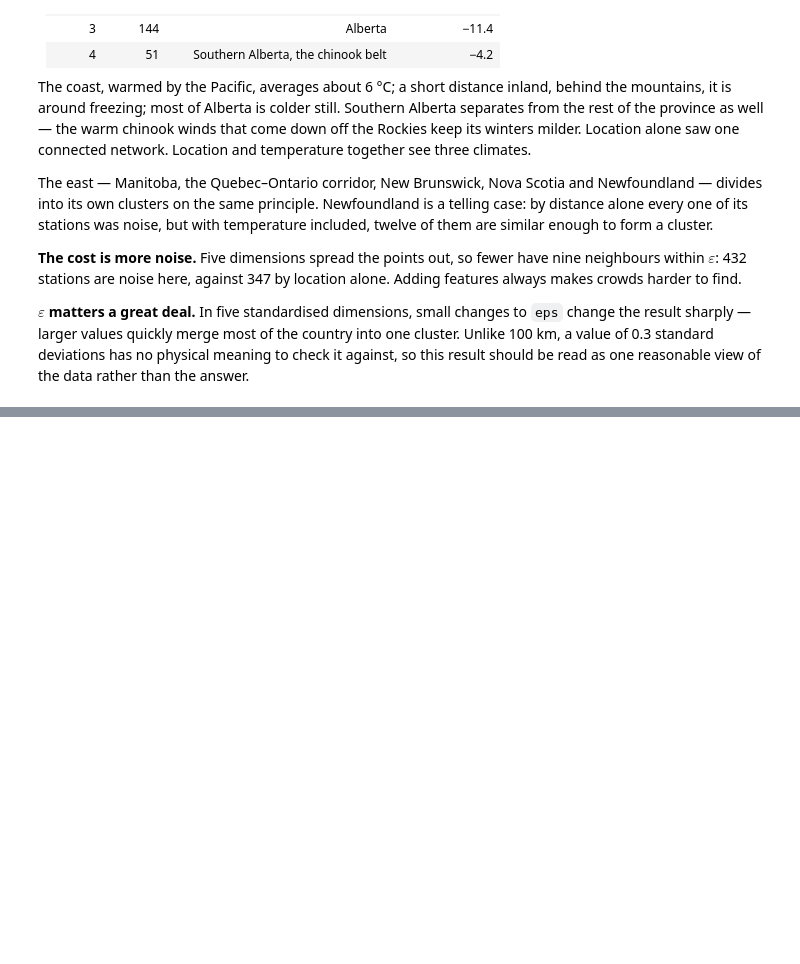
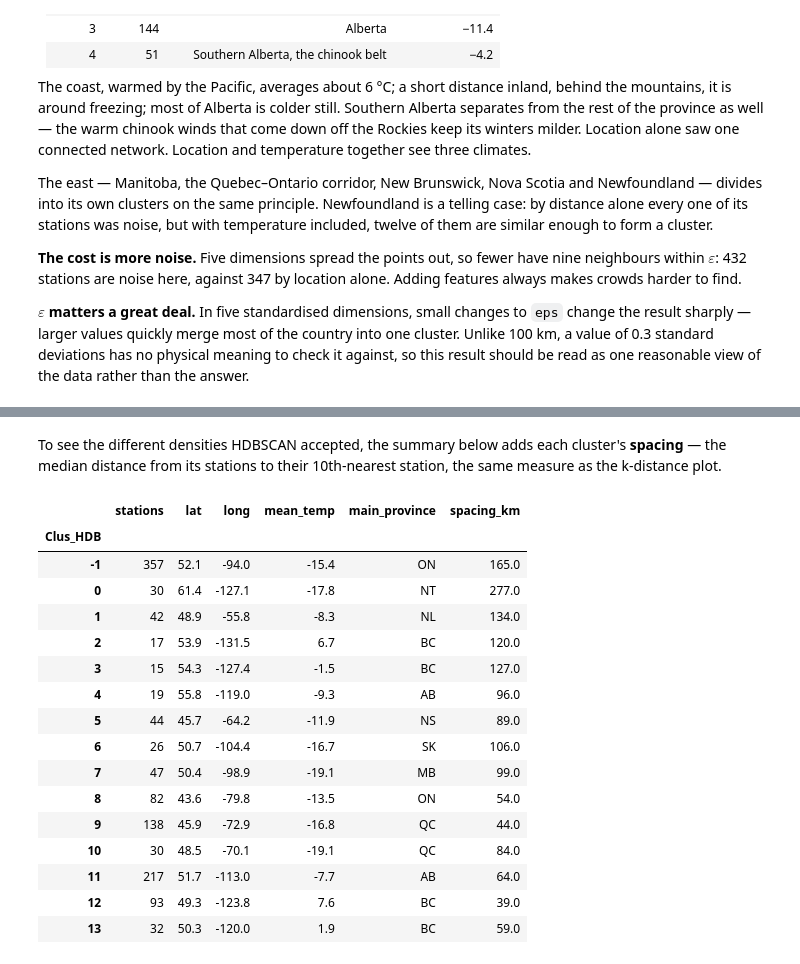
Before and after one commit to Mahdi-rasooli/Machine_Learning, a Jupyter notebook: lessons/14-dbscan/notebook.ipynb, the cells around one changed output, grey strips where cells are left out. Saved outputs shown, nothing was run; the diff lists cells and outputs as text; code cells hidden in the pictures; blank space fills up the shorter version.

```diff
--- a/lessons/14-dbscan/notebook.ipynb
+++ b/lessons/14-dbscan/notebook.ipynb
@@ -587,0 +630,28 @@ be read as one reasonable view of the data rather than the answer.
+# %% [markdown]
+To see the different densities HDBSCAN accepted, the summary below adds each
+cluster's **spacing** — the median distance from its stations to their
+10th-nearest station, the same measure as the k-distance plot.
+# %%
+pdf["spacing_km"] = distances[:, -1] * EARTH_RADIUS_KM
+
+summary = summarise(pdf, "Clus_HDB")
+summary["spacing_km"] = pdf.groupby("Clus_HDB")["spacing_km"].median().round(0)
+summary
+# %% [output]
+|  | stations | lat | long | mean_temp | main_province | spacing_km |
+| Clus_HDB |  |  |  |  |  |  |
+| -1 | 357 | 52.1 | -94.0 | -15.4 | ON | 165.0 |
+| 0 | 30 | 61.4 | -127.1 | -17.8 | NT | 277.0 |
+| 1 | 42 | 48.9 | -55.8 | -8.3 | NL | 134.0 |
+| 2 | 17 | 53.9 | -131.5 | 6.7 | BC | 120.0 |
+| 3 | 15 | 54.3 | -127.4 | -1.5 | BC | 127.0 |
+| 4 | 19 | 55.8 | -119.0 | -9.3 | AB | 96.0 |
+| 5 | 44 | 45.7 | -64.2 | -11.9 | NS | 89.0 |
+| 6 | 26 | 50.7 | -104.4 | -16.7 | SK | 106.0 |
+| 7 | 47 | 50.4 | -98.9 | -19.1 | MB | 99.0 |
+| 8 | 82 | 43.6 | -79.8 | -13.5 | ON | 54.0 |
+| 9 | 138 | 45.9 | -72.9 | -16.8 | QC | 44.0 |
+| 10 | 30 | 48.5 | -70.1 | -19.1 | QC | 84.0 |
+| 11 | 217 | 51.7 | -113.0 | -7.7 | AB | 64.0 |
+| 12 | 93 | 49.3 | -123.8 | 7.6 | BC | 39.0 |
+| 13 | 32 | 50.3 | -120.0 | 1.9 | BC | 59.0 |
```
Also changed, not shown: parts of 11 cells of this notebook, 3 other files.
